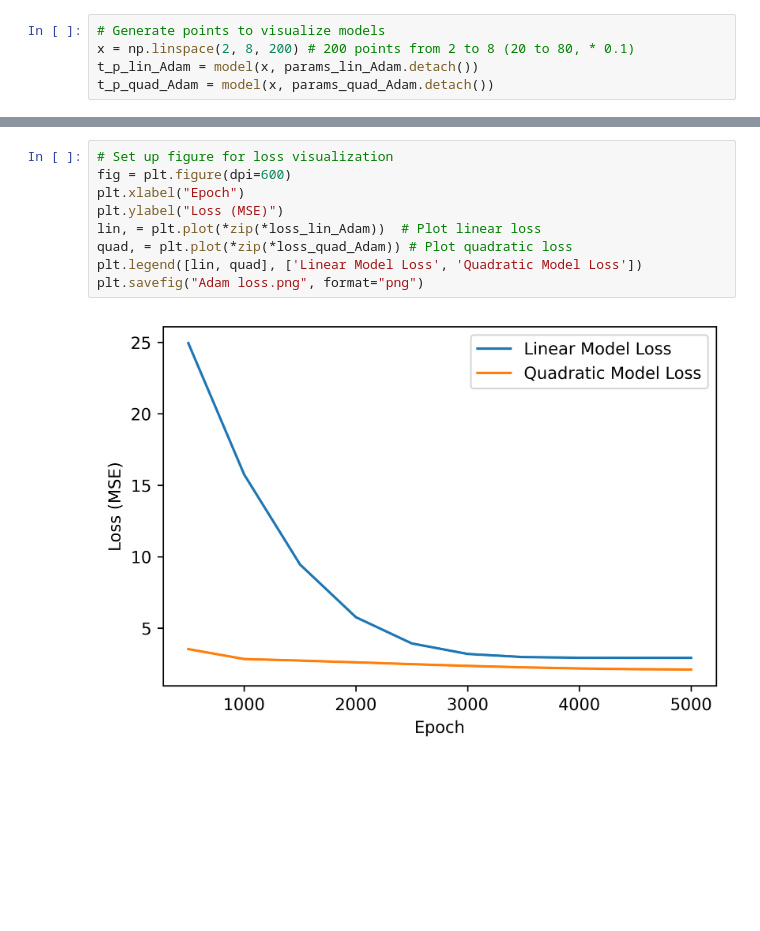
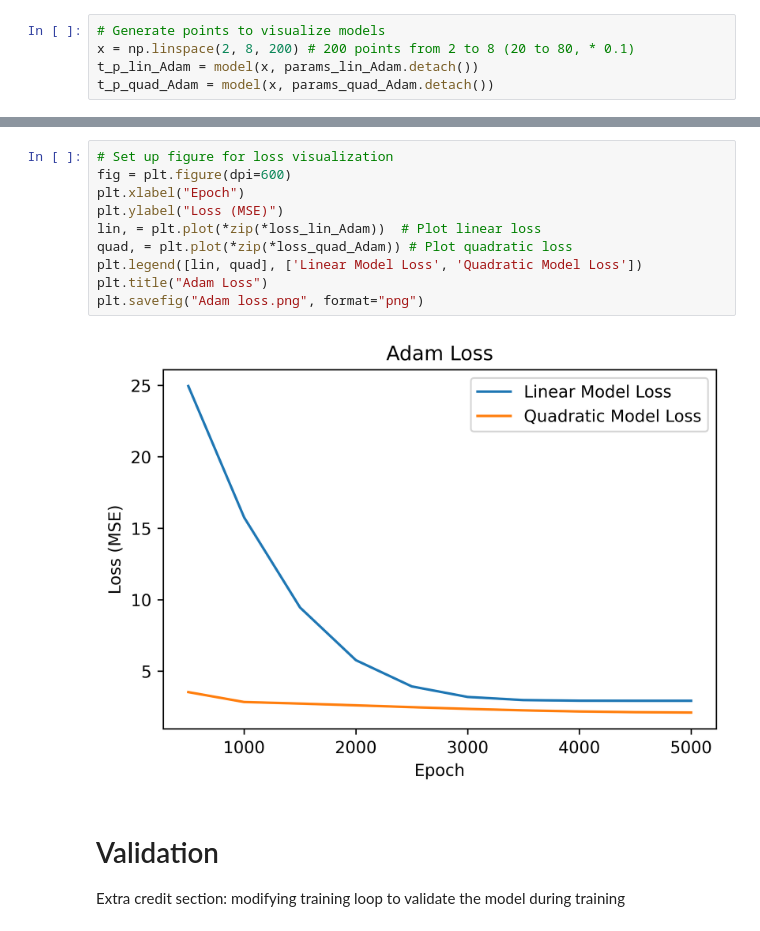
Before and after one commit to nhewitt99/realtime-ai-hw, a Jupyter notebook: hw3/hw3p1.ipynb, the cells around one changed output, grey strips where cells are left out. Cells and saved outputs as stored; diff of their text form; blank space fills up the shorter version.

```diff
--- a/hw3/hw3p1.ipynb
+++ b/hw3/hw3p1.ipynb
@@ -120,11 +213,15 @@ plt.savefig("Adam results.png", format="png")
 # %%
 # Set up figure for loss visualization
 fig = plt.figure(dpi=600)
 plt.xlabel("Epoch")
 plt.ylabel("Loss (MSE)")
 lin, = plt.plot(*zip(*loss_lin_Adam))  # Plot linear loss
 quad, = plt.plot(*zip(*loss_quad_Adam)) # Plot quadratic loss
 plt.legend([lin, quad], ['Linear Model Loss', 'Quadratic Model Loss'])
+plt.title("Adam Loss")
 plt.savefig("Adam loss.png", format="png")
 # %% [output]
-[figure, old version]
+[figure, new version]
+# %% [markdown]
+# Validation
+Extra credit section: modifying training loop to validate the model during training
```
Also changed, not shown: parts of 23 cells of this notebook.
